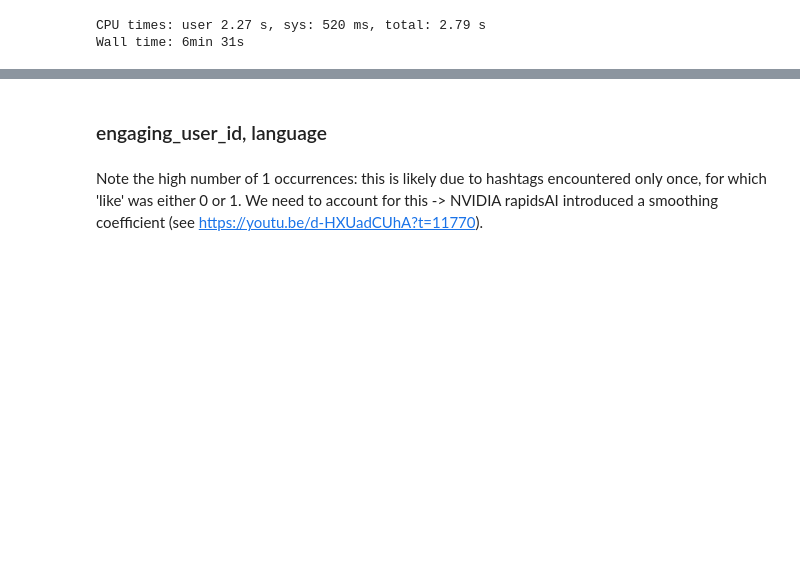
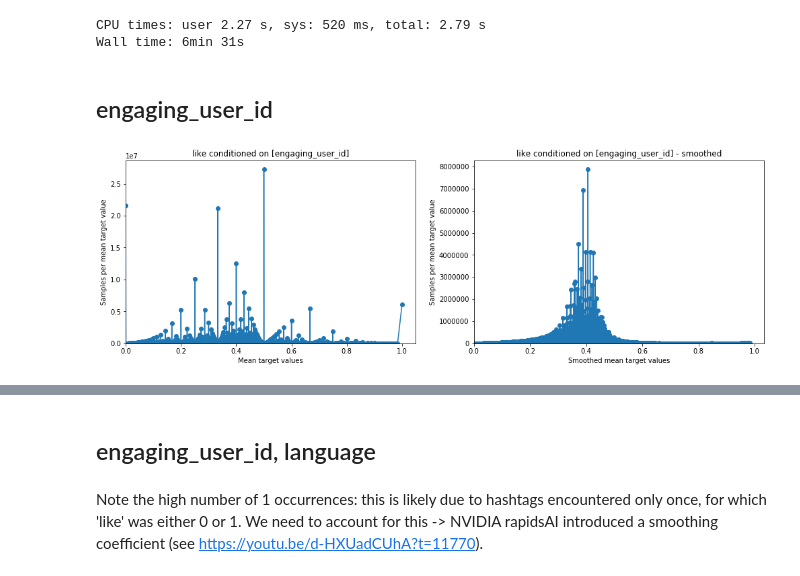
Before and after one commit to MAL-TO/recsys-2021, a Jupyter notebook: notebooks/eda-target-encoding.ipynb, the cells around one changed output, grey strips where cells are left out. Drawn from its saved outputs; the diff is of its cells as text; code cells hidden in the pictures; blank space fills up the shorter version.

```diff
--- a/notebooks/eda-target-encoding.ipynb
+++ b/notebooks/eda-target-encoding.ipynb
@@ -240,3 +273,11 @@ result = conditional_prob(df, ["hashtags", "language"], "binary_like_timestamp",
 [figure]
 CPU times: user 2.27 s, sys: 520 ms, total: 2.79 s
 Wall time: 6min 31s
+# %% [markdown]
+## engaging_user_id
+# %%
+%%time
+# Super good
+result = conditional_prob(df, ["engaging_user_id"], "binary_like_timestamp", ALPHA)
+# %% [output]
+[figure, added]
@@ -243,5 +286,5 @@ Wall time: 6min 31s
 # %% [markdown]
-### engaging_user_id, language
+## engaging_user_id, language
 # %% [markdown]
 Note the high number of 1 occurrences: this is likely due to hashtags encountered only once, for which 'like' was either 0 or 1. We need to account for this -> NVIDIA rapidsAI introduced a smoothing coefficient (see https://youtu.be/d-HXUadCUhA?t=11770).
 # %%
```
Also changed, not shown: parts of 17 cells of this notebook, 1 other file.
